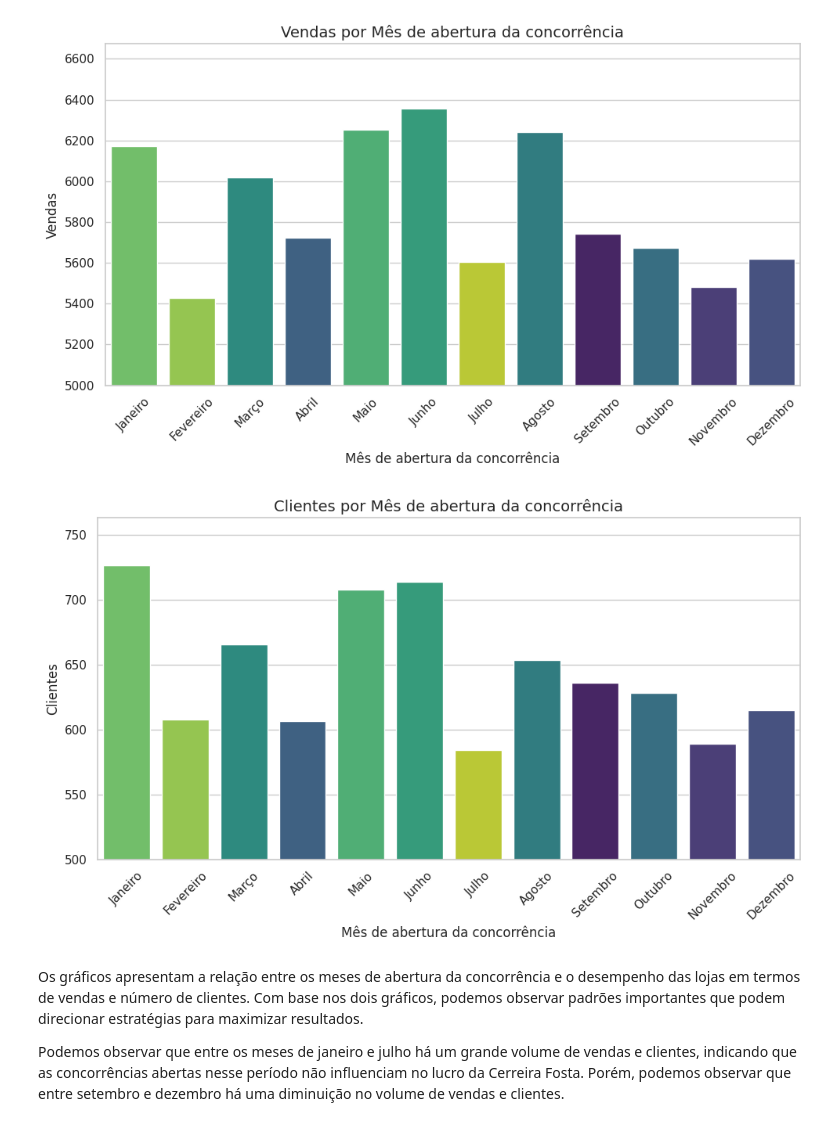
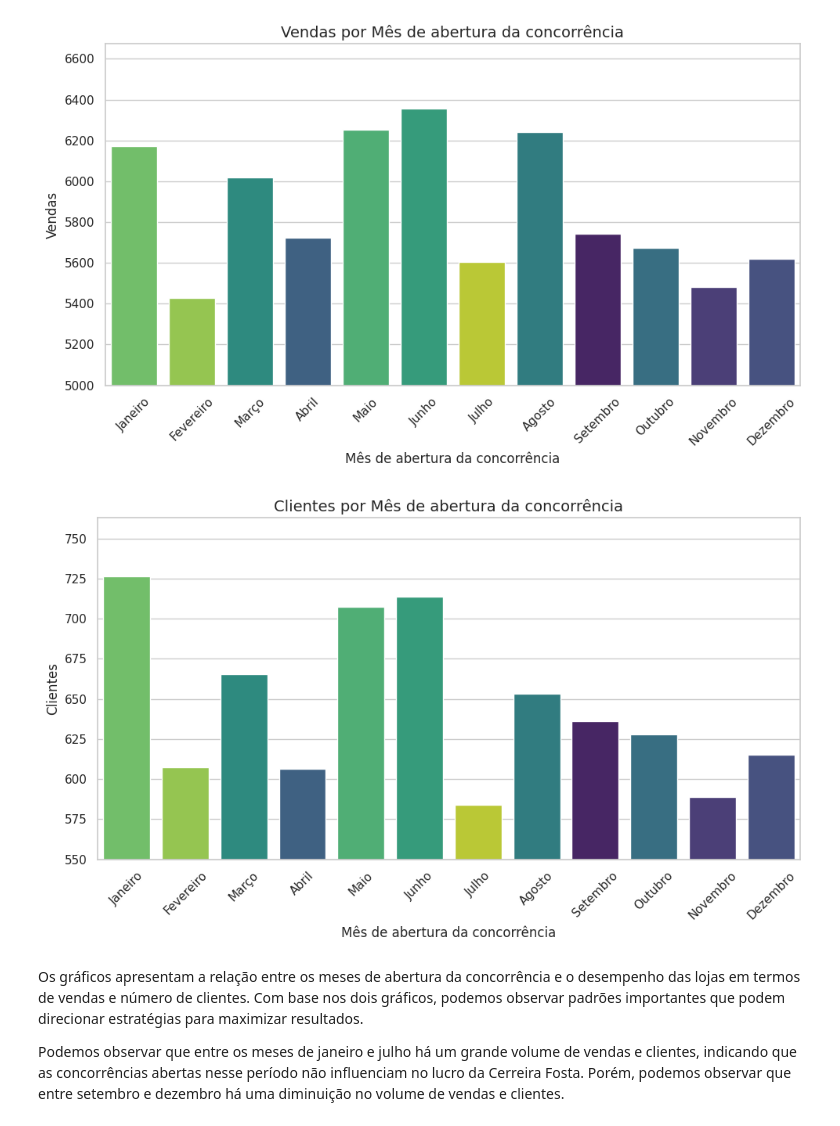
Before and after one commit to Danidiasf/An-lise-Vendas-PTA, a Jupyter notebook: EDA_Desafio_PTA.ipynb, the cells around one changed output. Drawn from its saved outputs; the diff is of its cells as text; code cells hidden in the pictures.

```diff
--- a/EDA_Desafio_PTA.ipynb
+++ b/EDA_Desafio_PTA.ipynb
@@ -877,17 +877,17 @@ plot_bar_relation(
 # %%
 # Gráfico para Customers por CompetitionOpenSinceMonth
 plot_bar_relation(
     data=base_atualizada,
     x_col='CompetitionOpenSinceMonth',
     y_col='Customers',
     title="Clientes por Mês de abertura da concorrência",
     xlabel='Mês de abertura da concorrência',
     ylabel='Clientes',
     ordem_especifica=ordem_meses_concorrentes,
-    ylim=500
+    ylim=550
 )
 # %% [output]
-[figure, old version]
+[figure, new version]
 # %% [markdown]
 Os gráficos apresentam a relação entre os meses de abertura da concorrência e o desempenho das lojas em termos de vendas e número de clientes. Com base nos dois gráficos, podemos observar padrões importantes que podem direcionar estratégias para maximizar resultados.
 
```
Also changed, not shown: parts of 31 cells of this notebook, 6 other files.
